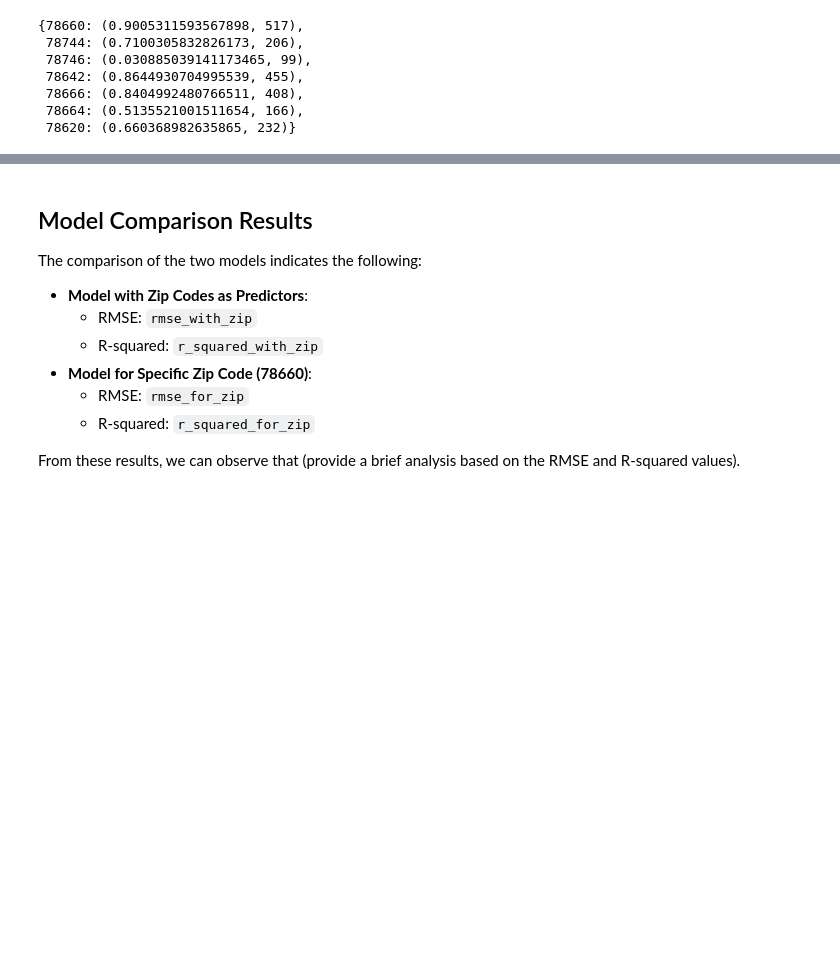
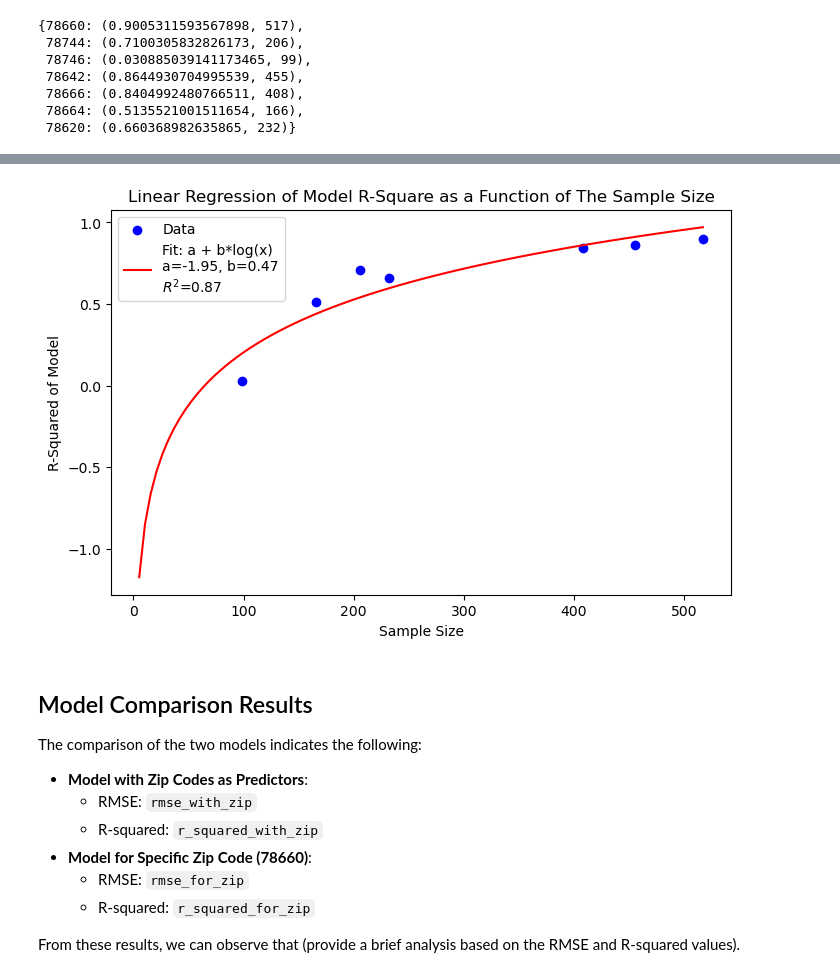
Before and after one commit to SamuelSwafford/house-price-prediction-model, a Jupyter notebook: analysis.ipynb, the cells around one changed output, grey strips where cells are left out. Cells and saved outputs as stored; diff of their text form; code cells hidden in the pictures; blank space fills up the shorter version.

```diff
--- a/analysis.ipynb
+++ b/analysis.ipynb
@@ -137,3 +107,43 @@ plt.show()
+# %%
+
+cs = [] # initialize list of sample sizes
+rs = [] # initialize list of R-squared values
+for zip in zrsdic.keys():
+    cs.append(df[df['Zip Code'] == zip].shape[0])
+    rs.append(zrsdic[zip][0])
+
+
+import numpy as np
+import matplotlib.pyplot as plt
+from scipy.optimize import curve_fit
+from sklearn.metrics import r2_score
+
+# Logarithmic function to fit
+def log_func(x, a, b):
+    return a + b * np.log(x)
+
+# Fit the model
+popt, pcov = curve_fit(log_func, cs, rs)
+
+# Predicted values from the fit
+rs_pred = log_func(cs, *popt)
+
+# R-squared value
+r_squared = r2_score(rs, rs_pred)
+
+# Plotting
+plt.figure(figsize=(8, 5))
+plt.scatter(cs, rs, color='blue', label='Data')
+x, y = np.linspace(0 , max(cs), 100), log_func(np.linspace(0, max(cs), 100), *popt)
+plt.plot(x, y, color='red', label=f'Fit: a + b*log(x)\na={popt[0]:.2f}, b={popt[1]:.2f}\n$R^2$={r_squared:.2f}')
+plt.xlabel('Sample Size')
+plt.ylabel('R-Squared of Model')
+plt.title('Linear Regression of Model R-Square as a Function of The Sample Size')
+plt.legend()
+plt.savefig('linear_model_img/Linear Regression of Model R-Square as a Function of The Sample Size.png', dpi = 300)
+plt.show()
+# %% [output]
+[figure, added]
 # %% [markdown]
 ## Model Comparison Results
 
```
Also changed, not shown: parts of 4 cells of this notebook, 1 other file.
